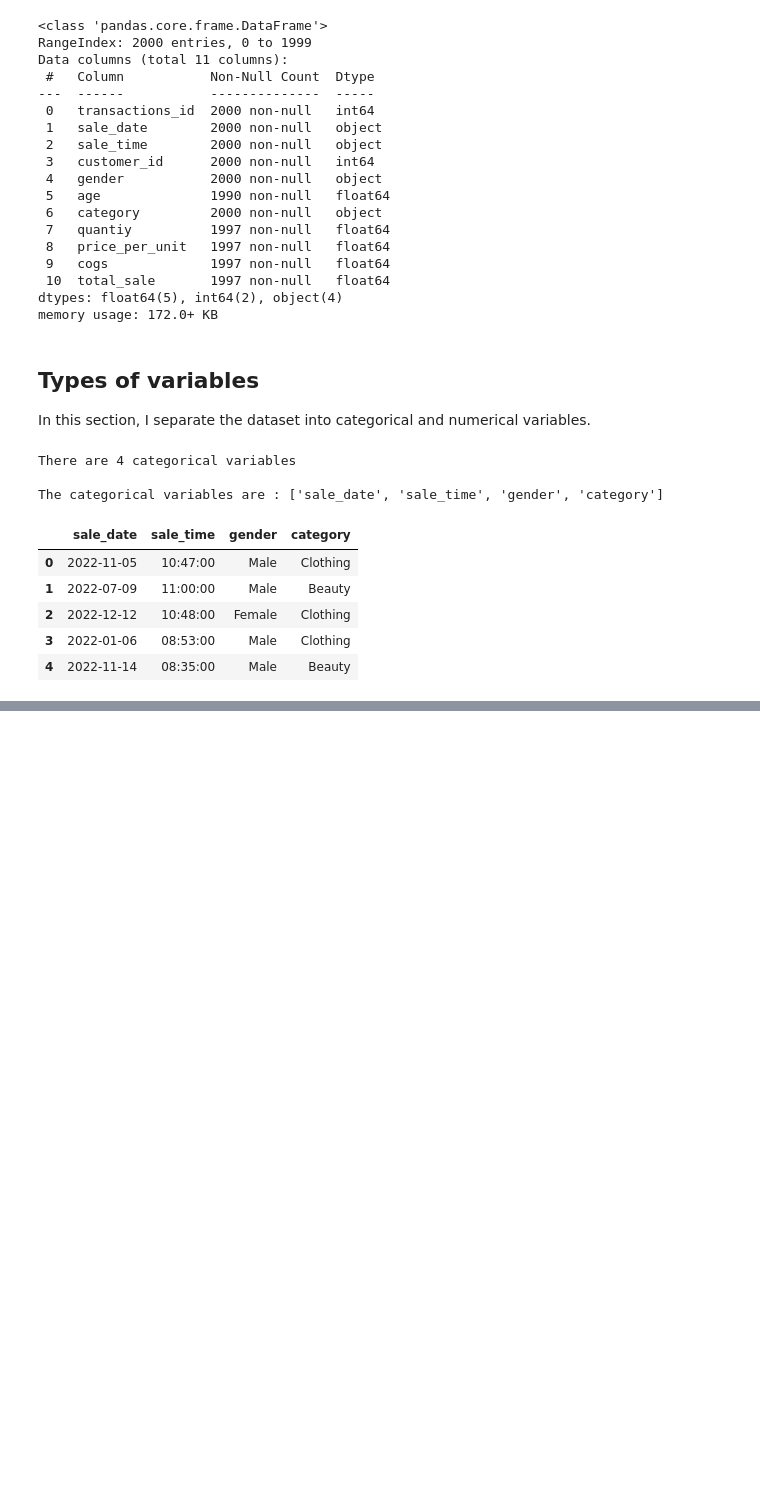
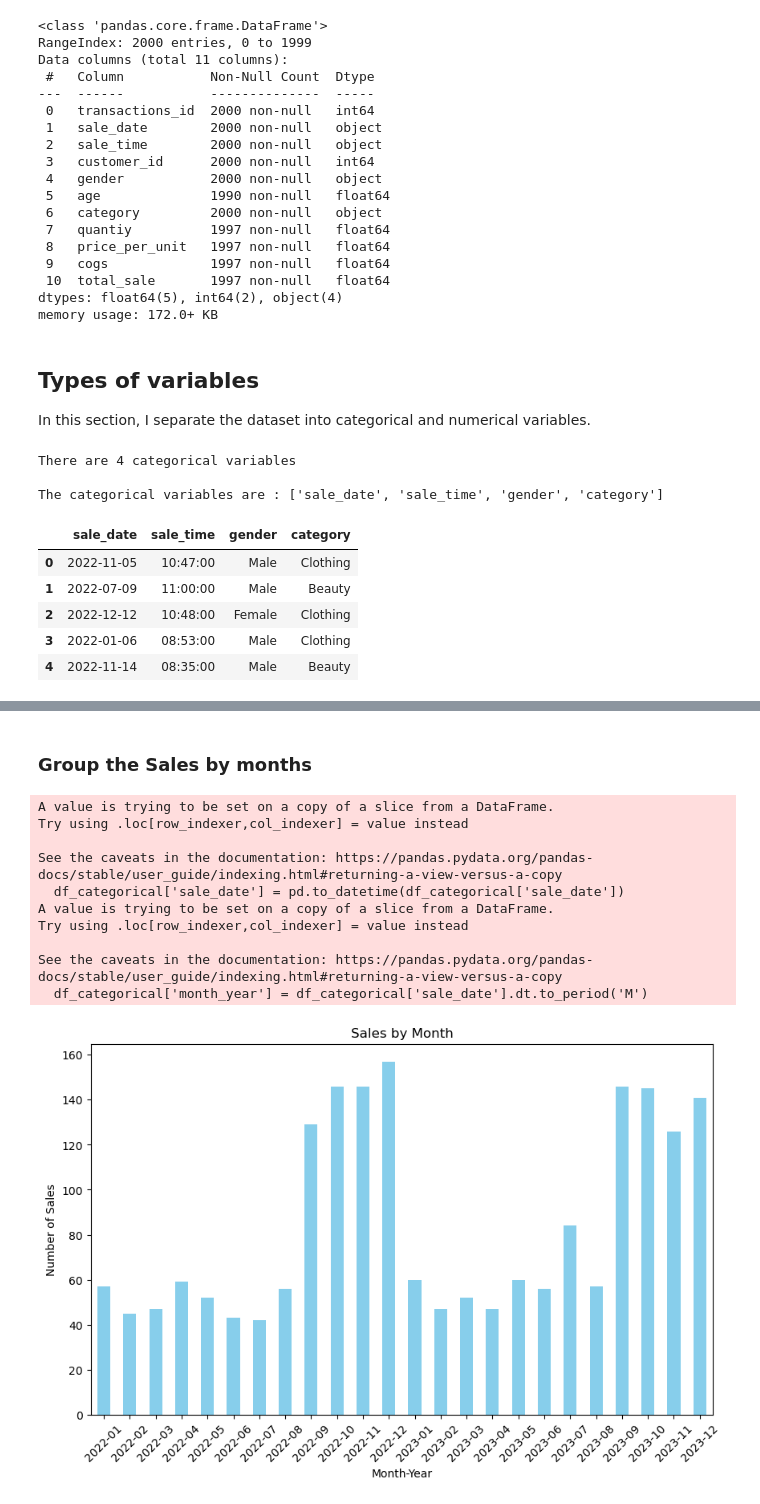
Before and after one commit to victormuuo07/Sales-Prediction-Model, a Jupyter notebook: index.ipynb, the cells around one changed output, grey strips where cells are left out. Saved outputs shown, nothing was run; the diff lists cells and outputs as text; code cells hidden in the pictures; blank space fills up the shorter version.

```diff
--- a/index.ipynb
+++ b/index.ipynb
@@ -70,0 +155,32 @@ df_categorical.head()
+# %% [markdown]
+### Group the Sales by months
+# %%
+# Convert 'sale_date' to datetime if not already done
+df_categorical['sale_date'] = pd.to_datetime(df_categorical['sale_date'])
+
+# Extract the month and year for easier grouping
+df_categorical['month_year'] = df_categorical['sale_date'].dt.to_period('M')
+
+# Group by month and count the number of sales per month
+monthly_sales = df.groupby(df_categorical['month_year'])['transactions_id'].count()
+
+# Plotting monthly sales
+plt.figure(figsize=(10, 6))
+monthly_sales.plot(kind='bar', color='skyblue')
+plt.title('Sales by Month')
+plt.xlabel('Month-Year')
+plt.ylabel('Number of Sales')
+plt.xticks(rotation=45)
+plt.show()
+# %% [output]
+A value is trying to be set on a copy of a slice from a DataFrame.
+Try using .loc[row_indexer,col_indexer] = value instead
+
+See the caveats in the documentation: https://pandas.pydata.org/pandas-docs/stable/user_guide/indexing.html#returning-a-view-versus-a-copy
+  df_categorical['sale_date'] = pd.to_datetime(df_categorical['sale_date'])
+A value is trying to be set on a copy of a slice from a DataFrame.
+Try using .loc[row_indexer,col_indexer] = value instead
+
+See the caveats in the documentation: https://pandas.pydata.org/pandas-docs/stable/user_guide/indexing.html#returning-a-view-versus-a-copy
+  df_categorical['month_year'] = df_categorical['sale_date'].dt.to_period('M')
+[figure, added]
```
Also changed, not shown: parts of 19 cells of this notebook.
